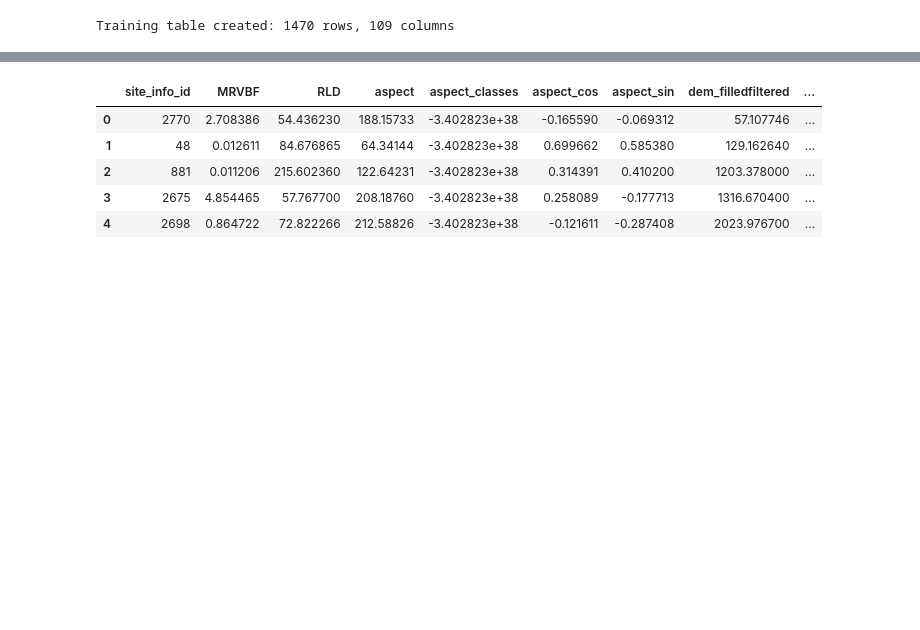
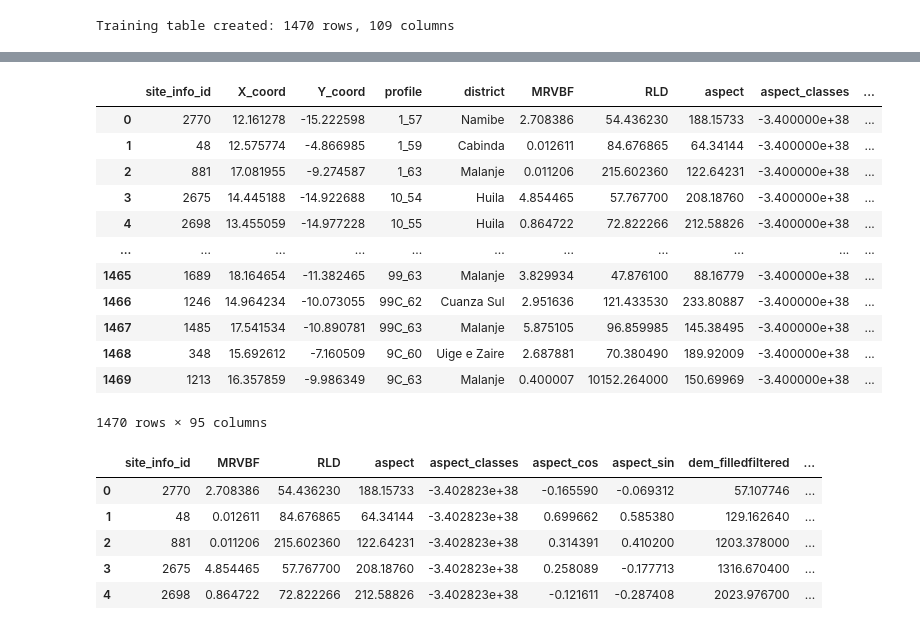
Before and after one commit to inesschwartz/ThesisSoilAngola, a Jupyter notebook: SOC_stock_model/table_prep.ipynb, the cells around one changed output, grey strips where cells are left out. Saved outputs shown, nothing was run; the diff lists cells and outputs as text; code cells hidden in the pictures; blank space fills up the shorter version.

```diff
--- a/SOC_stock_model/table_prep.ipynb
+++ b/SOC_stock_model/table_prep.ipynb
@@ -968,3 +989,19 @@ Index(['site_info_id', 'X_coord', 'Y_coord', 'profile', 'district', 'MRVBF',
+# %%
+pd.read_csv("/Users/inesschwartz/Desktop/training_data_table_final.csv")
+# %% [output]
+|  | site_info_id | X_coord | Y_coord | profile | district | MRVBF | RLD | aspect | aspect_classes | ... |
+| 0 | 2770 | 12.161278 | -15.222598 | 1_57 | Namibe | 2.708386 | 54.436230 | 188.15733 | -3.400000e+38 | ... |
+| 1 | 48 | 12.575774 | -4.866985 | 1_59 | Cabinda | 0.012611 | 84.676865 | 64.34144 | -3.400000e+38 | ... |
+| 2 | 881 | 17.081955 | -9.274587 | 1_63 | Malanje | 0.011206 | 215.602360 | 122.64231 | -3.400000e+38 | ... |
+| 3 | 2675 | 14.445188 | -14.922688 | 10_54 | Huila | 4.854465 | 57.767700 | 208.18760 | -3.400000e+38 | ... |
+| 4 | 2698 | 13.455059 | -14.977228 | 10_55 | Huila | 0.864722 | 72.822266 | 212.58826 | -3.400000e+38 | ... |
+| ... | ... | ... | ... | ... | ... | ... | ... | ... | ... | ... |
+| 1465 | 1689 | 18.164654 | -11.382465 | 99_63 | Malanje | 3.829934 | 47.876100 | 88.16779 | -3.400000e+38 | ... |
+| 1466 | 1246 | 14.964234 | -10.073055 | 99C_62 | Cuanza Sul | 2.951636 | 121.433530 | 233.80887 | -3.400000e+38 | ... |
+| 1467 | 1485 | 17.541534 | -10.890781 | 99C_63 | Malanje | 5.875105 | 96.859985 | 145.38495 | -3.400000e+38 | ... |
+| 1468 | 348 | 15.692612 | -7.160509 | 9C_60 | Uige e Zaire | 2.687881 | 70.380490 | 189.92009 | -3.400000e+38 | ... |
+| 1469 | 1213 | 16.357859 | -9.986349 | 9C_63 | Malanje | 0.400007 | 10152.264000 | 150.69969 | -3.400000e+38 | ... |
+1470 rows × 95 columns
 # %%
 train_df.to_csv("/Volumes/One_Touch/angola_soils_thesis/GIS_Angola/tables/training_data_table.csv", index=False)
 # %%
```
Also changed, not shown: parts of 3 cells of this notebook, 3 other files.
